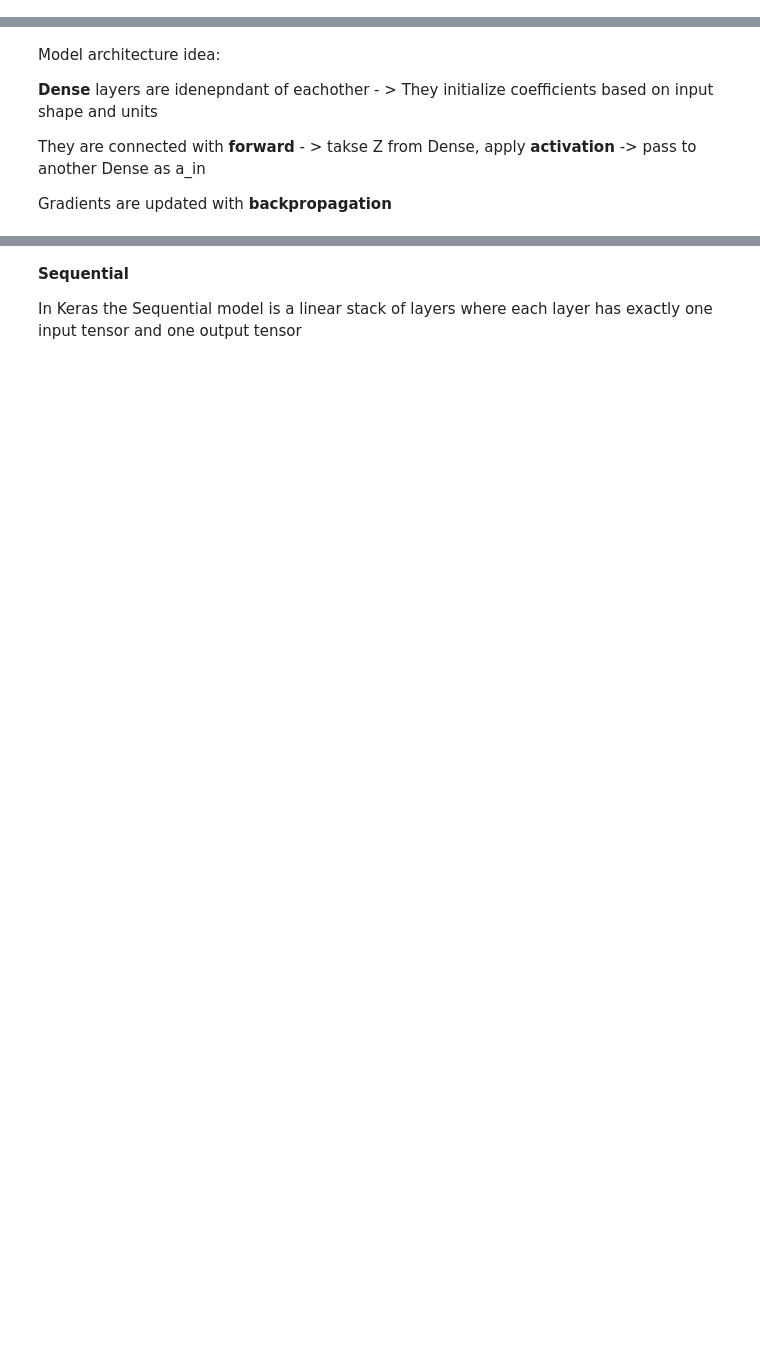
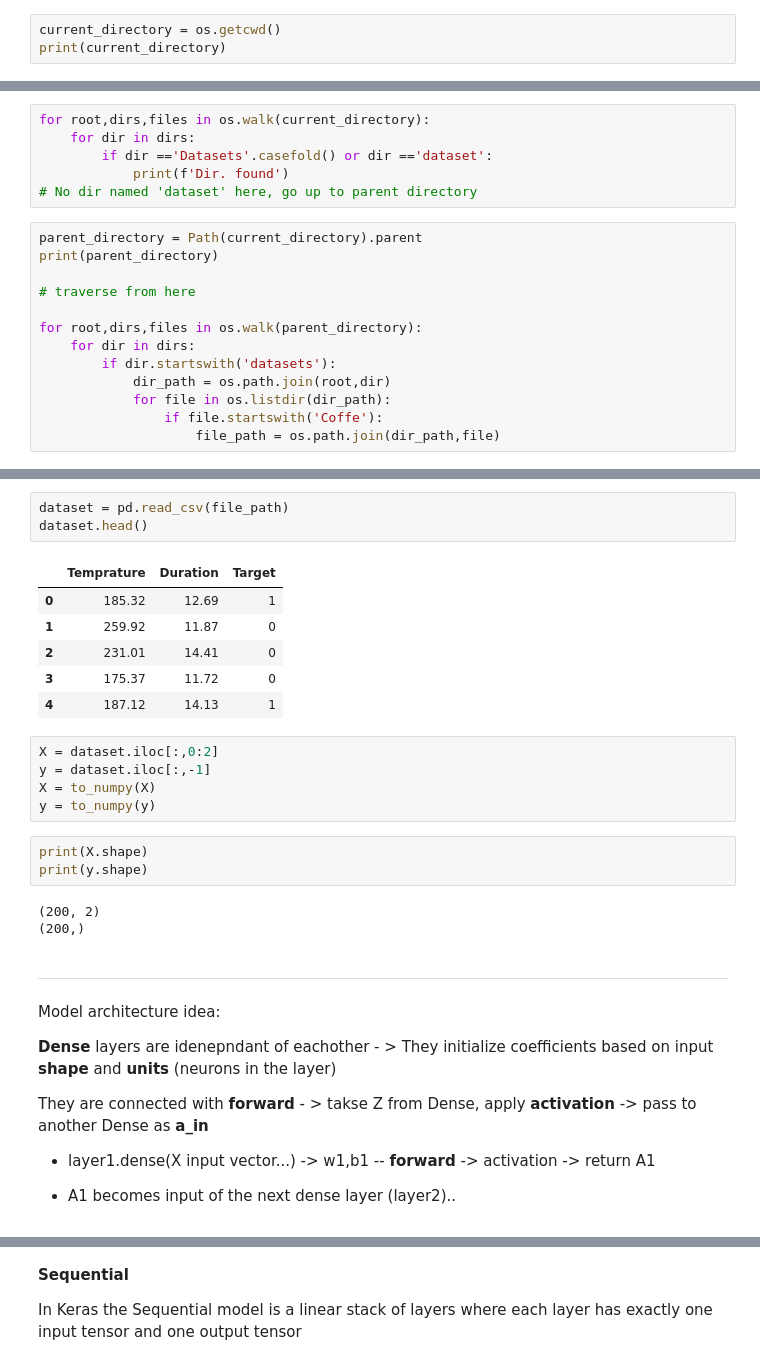
Before and after one commit to Luka-998/ml-concepts-visualized, a Jupyter notebook: NeuralNetwork/Project/NeuralNetScratch_scalable.ipynb, the cells around one changed output, grey strips where cells are left out. Saved outputs shown, nothing was run; the diff lists cells and outputs as text; blank space fills up the shorter version.

```diff
--- a/NeuralNetwork/Project/NeuralNetScratch_scalable.ipynb
+++ b/NeuralNetwork/Project/NeuralNetScratch_scalable.ipynb
@@ -22,0 +27,3 @@ import numpy as np
+# %%
+current_directory = os.getcwd()
+print(current_directory)
@@ -22,0 +34,19 @@ import numpy as np
+# %%
+for root,dirs,files in os.walk(current_directory):
+    for dir in dirs:
+        if dir =='Datasets'.casefold() or dir =='dataset':
+            print(f'Dir. found')
+# No dir named 'dataset' here, go up to parent directory
+# %%
+parent_directory = Path(current_directory).parent
+print(parent_directory)
+
+# traverse from here
+
+for root,dirs,files in os.walk(parent_directory):
+    for dir in dirs:
+        if dir.startswith('datasets'):
+            dir_path = os.path.join(root,dir)
+            for file in os.listdir(dir_path):
+                if file.startswith('Coffe'):
+                    file_path = os.path.join(dir_path,file)
@@ -23,10 +65,35 @@ import numpy as np
+# %%
+dataset = pd.read_csv(file_path)
+dataset.head()
+# %% [output]
+|  | Temprature | Duration | Target |
+| 0 | 185.32 | 12.69 | 1 |
+| 1 | 259.92 | 11.87 | 0 |
+| 2 | 231.01 | 14.41 | 0 |
+| 3 | 175.37 | 11.72 | 0 |
+| 4 | 187.12 | 14.13 | 1 |
+# %%
+X = dataset.iloc[:,0:2]
+y = dataset.iloc[:,-1]
+X = to_numpy(X)
+y = to_numpy(y)
+# %%
+print(X.shape)
+print(y.shape)
+# %% [output]
+(200, 2)
+(200,)
+# %% [markdown]
+---
 # %% [markdown]
 Model architecture idea:
 
-**Dense** layers are idenepndant of eachother - > They initialize coefficients based on input shape and units
+**Dense** layers are idenepndant of eachother - > They initialize coefficients based on input **shape** and **units** (neurons in the layer)
 
 
-They are connected with **forward** - > takse Z from Dense, apply  **activation** -> pass to another Dense as a_in
+They are connected with **forward** - > takse Z from Dense, apply  **activation** -> pass to another Dense as **a_in**
 
-Gradients are updated with **backpropagation**
+- layer1.dense(X input vector...) -> w1,b1 -- **forward** -> activation -> return A1
+
+- A1 becomes input of the next dense layer (layer2)..
 # %%
```
Also changed, not shown: parts of 30 cells of this notebook, 2 other files.
